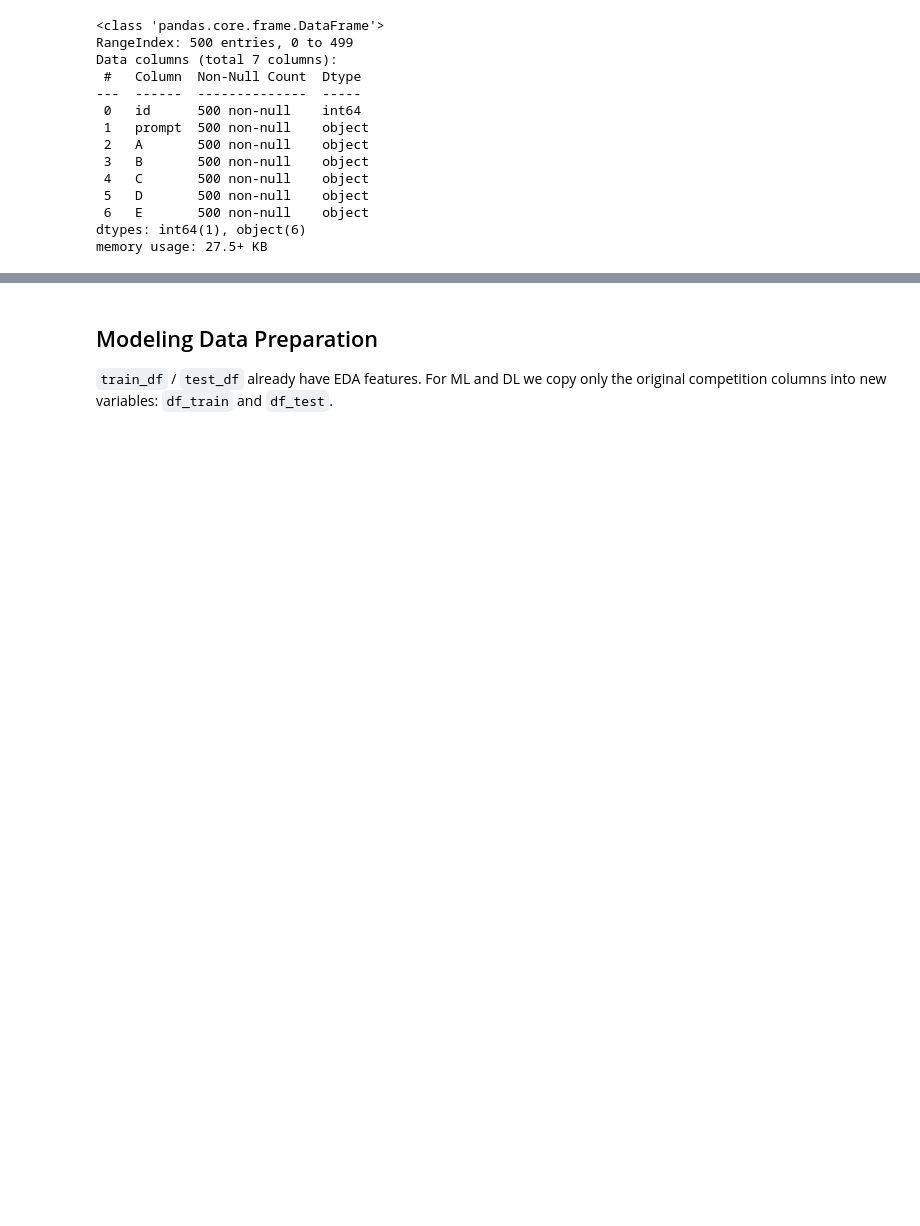
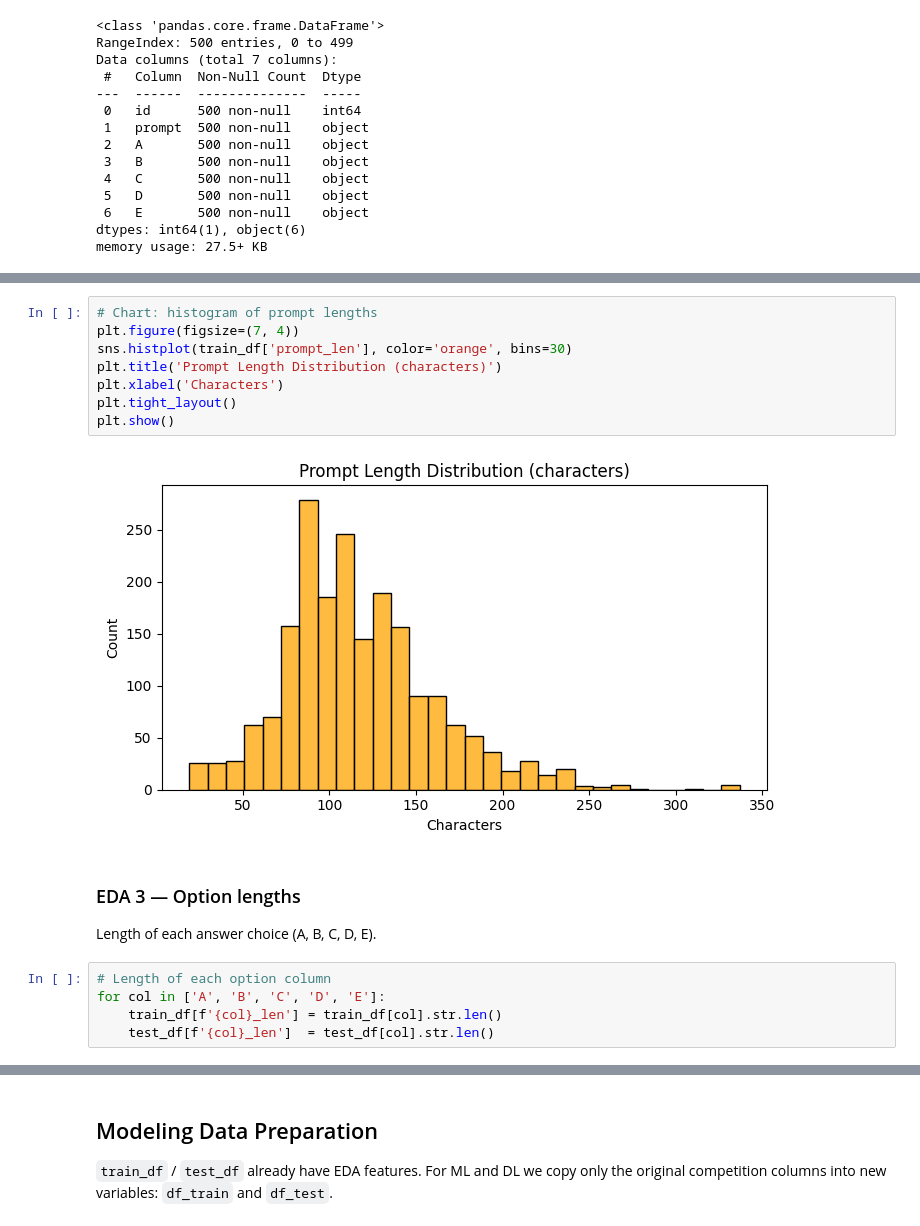
Before and after one commit to ChandraMohaniitm/dl-23f3001092-notebook-t22026, a Jupyter notebook: DL-23f3001092-notebook-t22026.ipynb, the cells around one changed output, grey strips where cells are left out. Drawn from its saved outputs; the diff is of its cells as text; blank space fills up the shorter version.

```diff
--- a/DL-23f3001092-notebook-t22026.ipynb
+++ b/DL-23f3001092-notebook-t22026.ipynb
@@ -290,0 +256,19 @@ plt.show()
+# %%
+# Chart: histogram of prompt lengths
+plt.figure(figsize=(7, 4))
+sns.histplot(train_df['prompt_len'], color='orange', bins=30)
+plt.title('Prompt Length Distribution (characters)')
+plt.xlabel('Characters')
+plt.tight_layout()
+plt.show()
+# %% [output]
+[figure, added]
+# %% [markdown]
+### EDA 3 — Option lengths
+
+Length of each answer choice (A, B, C, D, E).
+# %%
+# Length of each option column
+for col in ['A', 'B', 'C', 'D', 'E']:
+    train_df[f'{col}_len'] = train_df[col].str.len()
+    test_df[f'{col}_len']  = test_df[col].str.len()
```
Also changed, not shown: parts of 66 cells of this notebook.
